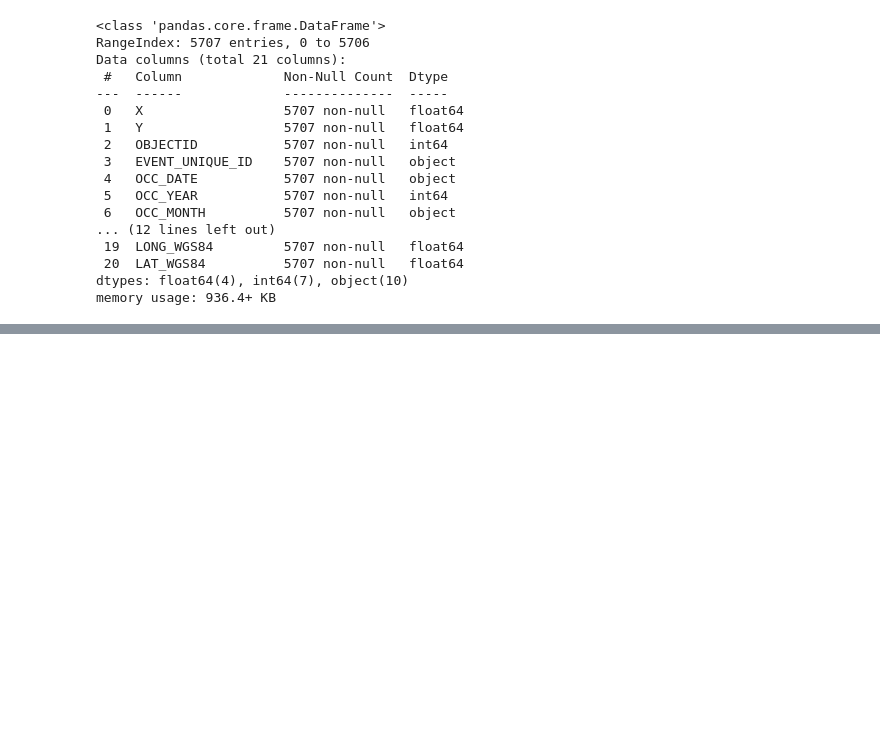
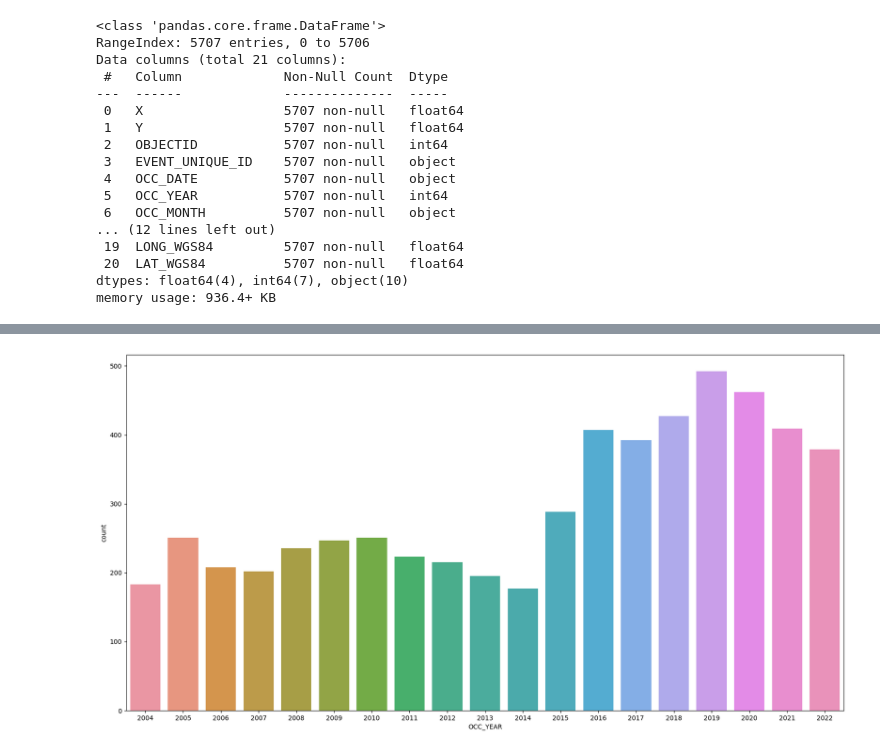
Before and after one commit to kaka5050/MMAI-5000, a Jupyter notebook: Data_cleaning.ipynb, the cells around one changed output, grey strips where cells are left out. Saved outputs shown, nothing was run; the diff lists cells and outputs as text; code cells hidden in the pictures; blank space fills up the shorter version.

```diff
--- a/Data_cleaning.ipynb
+++ b/Data_cleaning.ipynb
@@ -71,0 +141,6 @@ df.head()
+# %%
+plt.figure(figsize=(20, 10))
+sns.countplot(x='OCC_YEAR', data=df_clean)
+plt.show()
+# %% [output]
+[figure, added]
```
Also changed, not shown: parts of 9 cells of this notebook.
